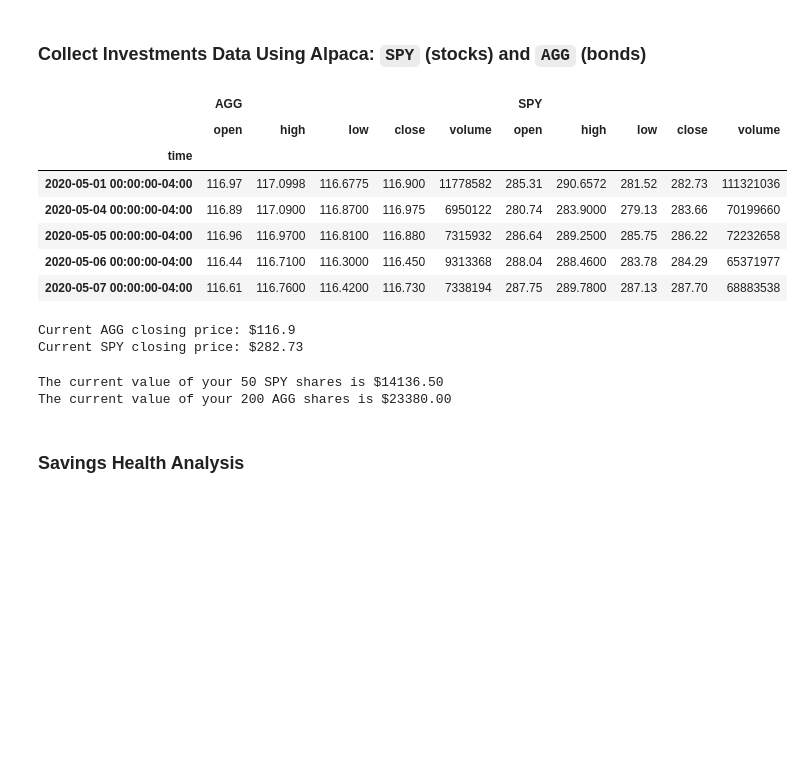
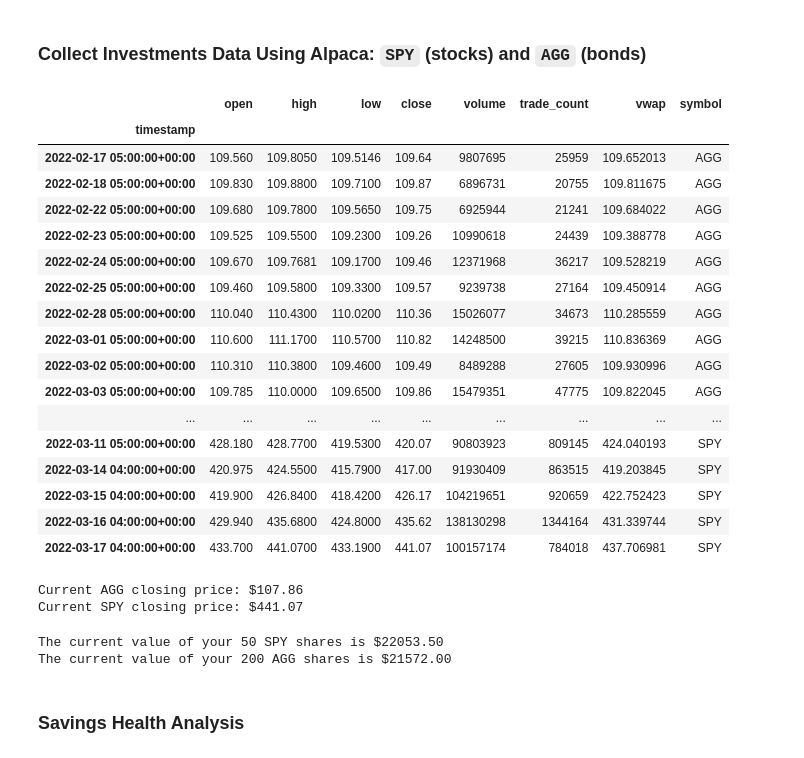
Before and after one commit to guninshahkhanna/Unit-5---Financial-Planning-Homework, a Jupyter notebook: Instructions/Starter_Code/financial-planner.ipynb, the cells around one changed output. Cells and saved outputs as stored; diff of their text form; code cells hidden in the pictures; blank space fills up the shorter version.

```diff
--- a/Instructions/Starter_Code/financial-planner.ipynb
+++ b/Instructions/Starter_Code/financial-planner.ipynb
@@ -56,54 +56,76 @@ my_spy = 50
 # %%
 # Set Alpaca API key and secret
 # YOUR CODE HERE!
-
+alpaca_api_key = os.getenv("ALPACA_API_KEY")
+alpaca_secret_key = os.getenv("ALPACA_SECRET_KEY")
 # Create the Alpaca API object
 # YOUR CODE HERE!
+api = REST(
+    alpaca_api_key,
+    alpaca_secret_key,
+    api_version="v2")
 # %%
 # Format current date as ISO format
 # YOUR CODE HERE!
-
+start_date = pd.Timestamp("2022-02-17", tz="America/New_York").isoformat()
+end_date = pd.Timestamp("2022-03-17", tz="America/New_York").isoformat()
 # Set the tickers
 tickers = ["AGG", "SPY"]
 
 # Set timeframe to '1D' for Alpaca API
 timeframe = "1D"
 
 # Get current closing prices for SPY and AGG
 # (use a limit=1000 parameter to call the most recent 1000 days of data)
 # YOUR CODE HERE!
 
+df_portfolio = api.get_bars(tickers, TimeFrame.Day, start_date, end_date).df
+
 # Preview DataFrame
 # YOUR CODE HERE!
+df_portfolio.head(60)
 # %% [output]
-|  | AGG |  |  |  |  | SPY |  |  |  |  |
-|  | open | high | low | close | volume | open | high | low | close | volume |
-| time |  |  |  |  |  |  |  |  |  |  |
-| 2020-05-01 00:00:00-04:00 | 116.97 | 117.0998 | 116.6775 | 116.900 | 11778582 | 285.31 | 290.6572 | 281.52 | 282.73 | 111321036 |
-| 2020-05-04 00:00:00-04:00 | 116.89 | 117.0900 | 116.8700 | 116.975 | 6950122 | 280.74 | 283.9000 | 279.13 | 283.66 | 70199660 |
-| 2020-05-05 00:00:00-04:00 | 116.96 | 116.9700 | 116.8100 | 116.880 | 7315932 | 286.64 | 289.2500 | 285.75 | 286.22 | 72232658 |
-| 2020-05-06 00:00:00-04:00 | 116.44 | 116.7100 | 116.3000 | 116.450 | 9313368 | 288.04 | 288.4600 | 283.78 | 284.29 | 65371977 |
-| 2020-05-07 00:00:00-04:00 | 116.61 | 116.7600 | 116.4200 | 116.730 | 7338194 | 287.75 | 289.7800 | 287.13 | 287.70 | 68883538 |
+|  | open | high | low | close | volume | trade_count | vwap | symbol |
+| timestamp |  |  |  |  |  |  |  |  |
+| 2022-02-17 05:00:00+00:00 | 109.560 | 109.8050 | 109.5146 | 109.64 | 9807695 | 25959 | 109.652013 | AGG |
+| 2022-02-18 05:00:00+00:00 | 109.830 | 109.8800 | 109.7100 | 109.87 | 6896731 | 20755 | 109.811675 | AGG |
+| 2022-02-22 05:00:00+00:00 | 109.680 | 109.7800 | 109.5650 | 109.75 | 6925944 | 21241 | 109.684022 | AGG |
+| 2022-02-23 05:00:00+00:00 | 109.525 | 109.5500 | 109.2300 | 109.26 | 10990618 | 24439 | 109.388778 | AGG |
+| 2022-02-24 05:00:00+00:00 | 109.670 | 109.7681 | 109.1700 | 109.46 | 12371968 | 36217 | 109.528219 | AGG |
+| 2022-02-25 05:00:00+00:00 | 109.460 | 109.5800 | 109.3300 | 109.57 | 9239738 | 27164 | 109.450914 | AGG |
+| 2022-02-28 05:00:00+00:00 | 110.040 | 110.4300 | 110.0200 | 110.36 | 15026077 | 34673 | 110.285559 | AGG |
+| 2022-03-01 05:00:00+00:00 | 110.600 | 111.1700 | 110.5700 | 110.82 | 14248500 | 39215 | 110.836369 | AGG |
+| 2022-03-02 05:00:00+00:00 | 110.310 | 110.3800 | 109.4600 | 109.49 | 8489288 | 27605 | 109.930996 | AGG |
+| 2022-03-03 05:00:00+00:00 | 109.785 | 110.0000 | 109.6500 | 109.86 | 15479351 | 47775 | 109.822045 | AGG |
+| ... | ... | ... | ... | ... | ... | ... | ... | ... |
+| 2022-03-11 05:00:00+00:00 | 428.180 | 428.7700 | 419.5300 | 420.07 | 90803923 | 809145 | 424.040193 | SPY |
+| 2022-03-14 04:00:00+00:00 | 420.975 | 424.5500 | 415.7900 | 417.00 | 91930409 | 863515 | 419.203845 | SPY |
+| 2022-03-15 04:00:00+00:00 | 419.900 | 426.8400 | 418.4200 | 426.17 | 104219651 | 920659 | 422.752423 | SPY |
+| 2022-03-16 04:00:00+00:00 | 429.940 | 435.6800 | 424.8000 | 435.62 | 138130298 | 1344164 | 431.339744 | SPY |
+| 2022-03-17 04:00:00+00:00 | 433.700 | 441.0700 | 433.1900 | 441.07 | 100157174 | 784018 | 437.706981 | SPY |
 # %%
 # Pick AGG and SPY close prices
 # YOUR CODE HERE!
-
+close_prices = df_portfolio["2022-03-17 04:00:00+00:00"]
+agg_close_price = close_prices.iloc[0]['close']
+spy_close_price = close_prices.iloc[1]['close']
 # Print AGG and SPY close prices
 print(f"Current AGG closing price: ${agg_close_price}")
 print(f"Current SPY closing price: ${spy_close_price}")
 # %% [output]
-Current AGG closing price: $116.9
-Current SPY closing price: $282.73
+Current AGG closing price: $107.86
+Current SPY closing price: $441.07
 # %%
 # Compute the current value of shares
 # YOUR CODE HERE!
-
+my_spy_value = my_spy * spy_close_price
+my_agg_value = my_agg * agg_close_price
 # Print current value of shares
 print(f"The current value of your {my_spy} SPY shares is ${my_spy_value:0.2f}")
 print(f"The current value of your {my_agg} AGG shares is ${my_agg_value:0.2f}")
 # %% [output]
-The current value of your 50 SPY shares is $14136.50
-The current value of your 200 AGG shares is $23380.00
+The current value of your 50 SPY shares is $22053.50
+The current value of your 200 AGG shares is $21572.00
 # %% [markdown]
 ### Savings Health Analysis
 # %%
```
Also changed, not shown: parts of 2 cells of this notebook, 1 other file.
